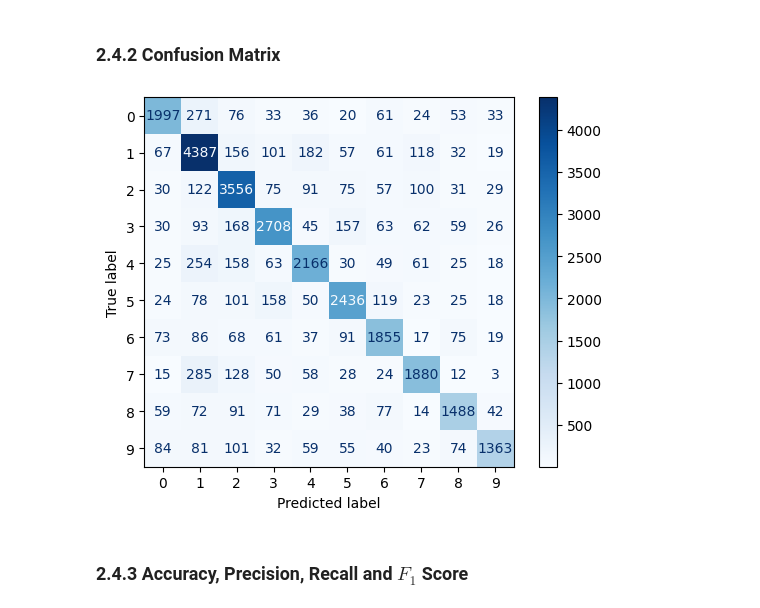
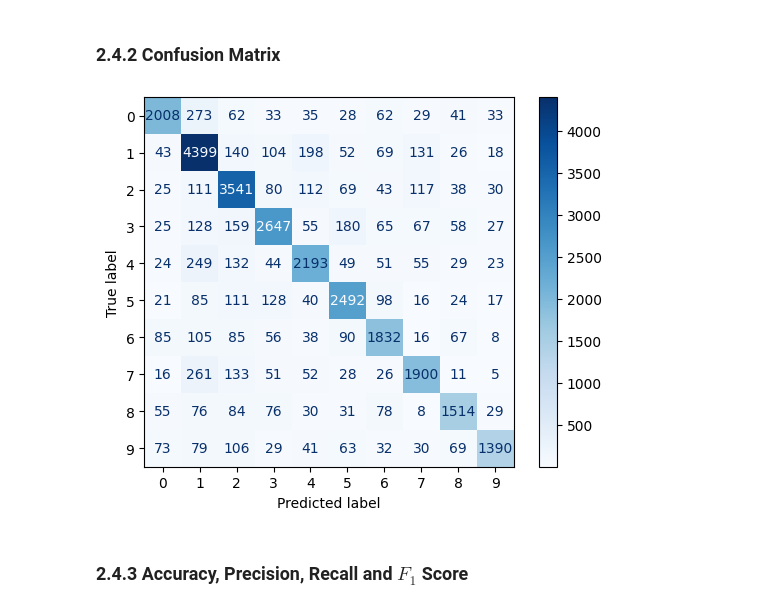
Before and after one commit to hyz-courses/CISC3024-Pattern-Recognition, a Jupyter notebook: Final_Project/main.ipynb, the cells around one changed output. Drawn from its saved outputs; the diff is of its cells as text; code cells hidden in the pictures.

```diff
--- a/Final_Project/main.ipynb
+++ b/Final_Project/main.ipynb
@@ -269,5 +328,14 @@ with torch.no_grad():
 # %%
-true_labels_cpu = true_labels
+pred_scores, true_labels_cpu, pred_labels_cpu = get_predictions("./models/small_vgg_ne-50_lr-1e-3.pth", extra_loader)
+print("First 100 true labels:")
 [print(num, end=" ") for num in true_labels_cpu[:100]]
+print("...\n")
+
+print("First 100 predictions:")
+[print(num, end=" ") for num in pred_labels_cpu[:100]]
+print("...\n")
+
+print("Prediction Probabilities:")
+[print(arr) for arr in pred_scores[:5]]
 print("...")
 # %% [output]
@@ -275,4 +354,0 @@ print("...")
-# %%
-pred_labels_cpu = pred_labels
-[print(num, end=" ") for num in pred_labels_cpu[:100]]
-print("...")
@@ -315,12 +369,15 @@ NameError: name 'train_losses' is not defined
 # %% [markdown]
 ### 2.4.2 Confusion Matrix
 # %%
-cm = confusion_matrix(true_labels_cpu, pred_labels_cpu)
-disp = ConfusionMatrixDisplay(confusion_matrix=cm, display_labels=range(0,10))
-disp.plot(cmap=plt.cm.Blues)
-plt.show()
+def display_cm(true_labels, pred_labels):
+    cm = confusion_matrix(true_labels, pred_labels)
+    disp = ConfusionMatrixDisplay(confusion_matrix=cm, display_labels=range(0,10))
+    disp.plot(cmap=plt.cm.Blues)
+    plt.show()
-# %% [output]
-[figure, removed]
+# %%
+display_cm(true_labels_cpu, pred_labels_cpu)
+# %% [output]
+[figure, added]
 # %% [markdown]
 ### 2.4.3 Accuracy, Precision, Recall and $F_1$ Score
 # %%
```
Also changed, not shown: parts of 16 cells of this notebook.
